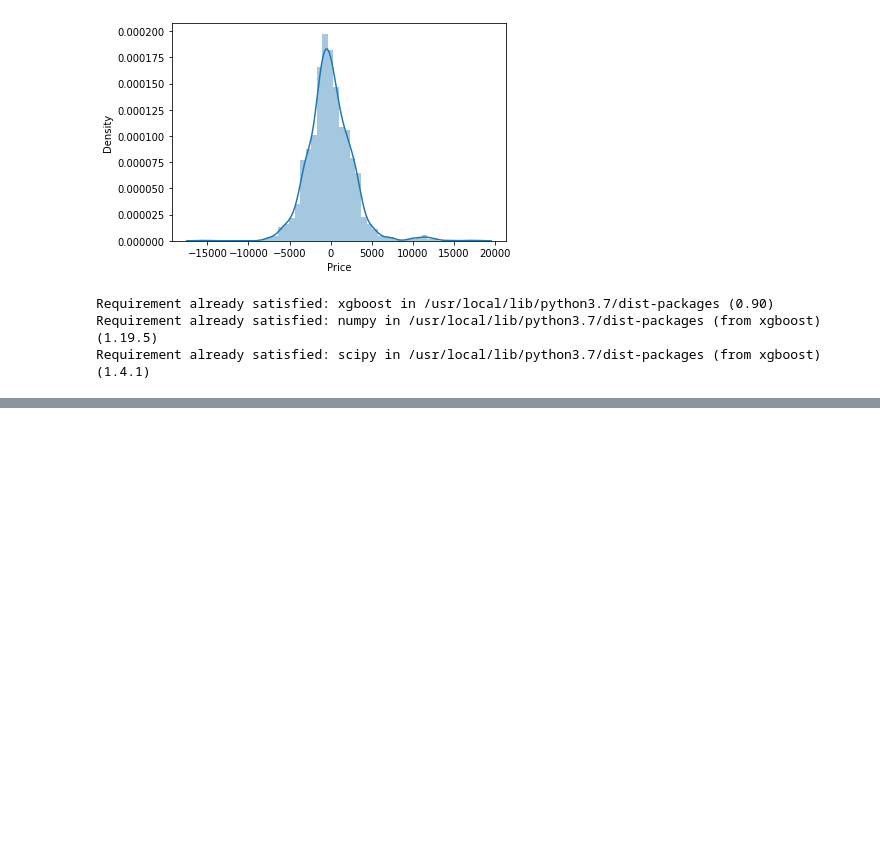
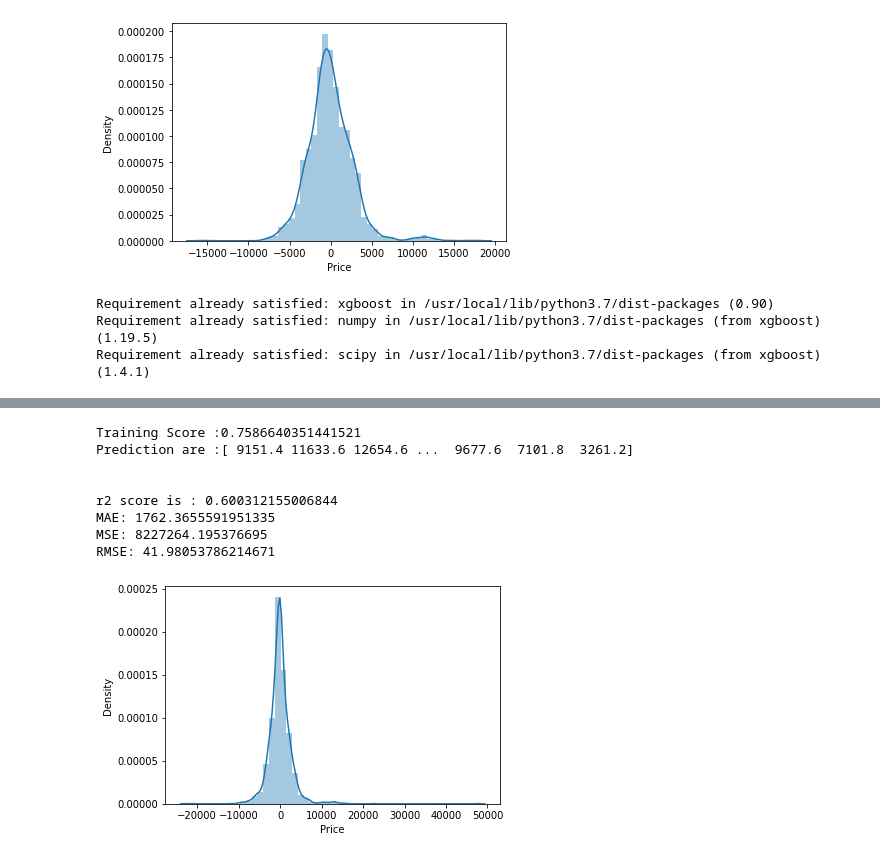
Before and after one commit to Aboubacar2012/ML_Project, a Jupyter notebook: Predict_Prices_Airline_Tickets.ipynb, the cells around one changed output, grey strips where cells are left out. Cells and saved outputs as stored; diff of their text form; code cells hidden in the pictures; blank space fills up the shorter version.

```diff
--- a/Predict_Prices_Airline_Tickets.ipynb
+++ b/Predict_Prices_Airline_Tickets.ipynb
@@ -775,0 +797,12 @@ Requirement already satisfied: scipy in /usr/local/lib/python3.7/dist-packages (
+# %%
+predict(KNeighborsRegressor(),0)
+# %% [output]
+Training Score :0.7586640351441521
+Prediction are :[ 9151.4 11633.6 12654.6 ...  9677.6  7101.8  3261.2]
+
+
+r2 score is : 0.600312155006844
+MAE: 1762.3655591951335
+MSE: 8227264.195376695
+RMSE: 41.98053786214671
+[figure, added]
```
Also changed, not shown: parts of 25 cells of this notebook.
